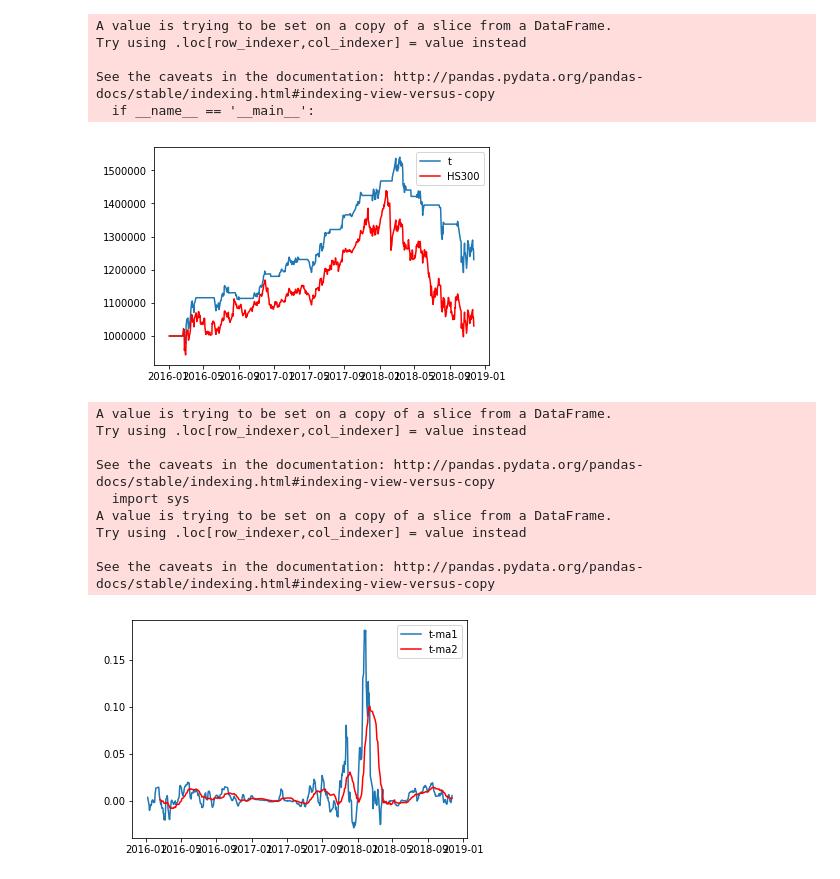
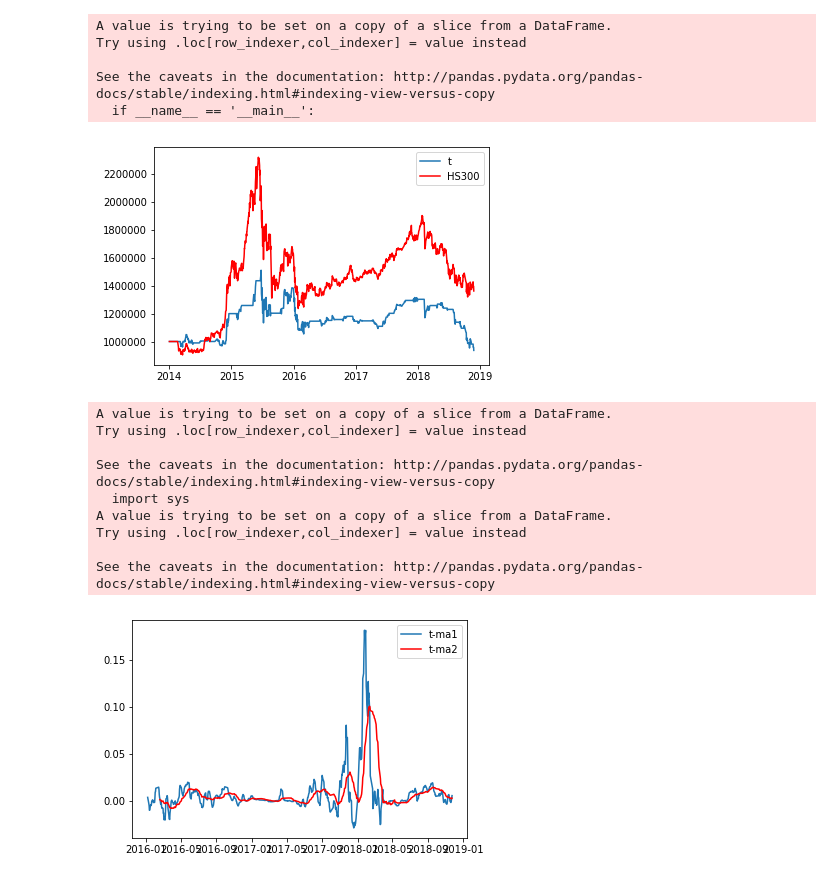
Before and after one commit to Alex-HJY/shumo2018-, a Jupyter notebook: pic/shumo2018.ipynb, the cells around one changed output. Cells and saved outputs as stored; diff of their text form; code cells hidden in the pictures.

```diff
--- a/pic/shumo2018.ipynb
+++ b/pic/shumo2018.ipynb
@@ -102,18 +102,18 @@ See the caveats in the documentation: http://pandas.pydata.org/pandas-docs/stabl
 # %%
 import  a3_back_test
 
-dff=a3_back_test.back_test(d=data_mulpti,y_name='t',start_year='2016',end_year='2018'
-                       ,ma1=10,ma2=30,ma3=10,ma4=30)
+dff=a3_back_test.back_test(d=data_mulpti,y_name='t',start_year='2014',end_year='2018'
+                       ,ma1=5,ma2=20,ma3=10,ma4=15)
 
 d=data_mulpti['2016':'2018']
 d['t-ma1']=d['t'].rolling(5).mean()
 d['t-ma2']=d['t'].rolling(30).mean()
 plt.plot(d.index, d['t-ma1'], )
 plt.plot(d.index, d['t-ma2'], c='r')
 plt.legend()
 plt.show()
 # %% [output]
-[figure, old version]
+[figure, new version]
 A value is trying to be set on a copy of a slice from a DataFrame.
 Try using .loc[row_indexer,col_indexer] = value instead
 
```
